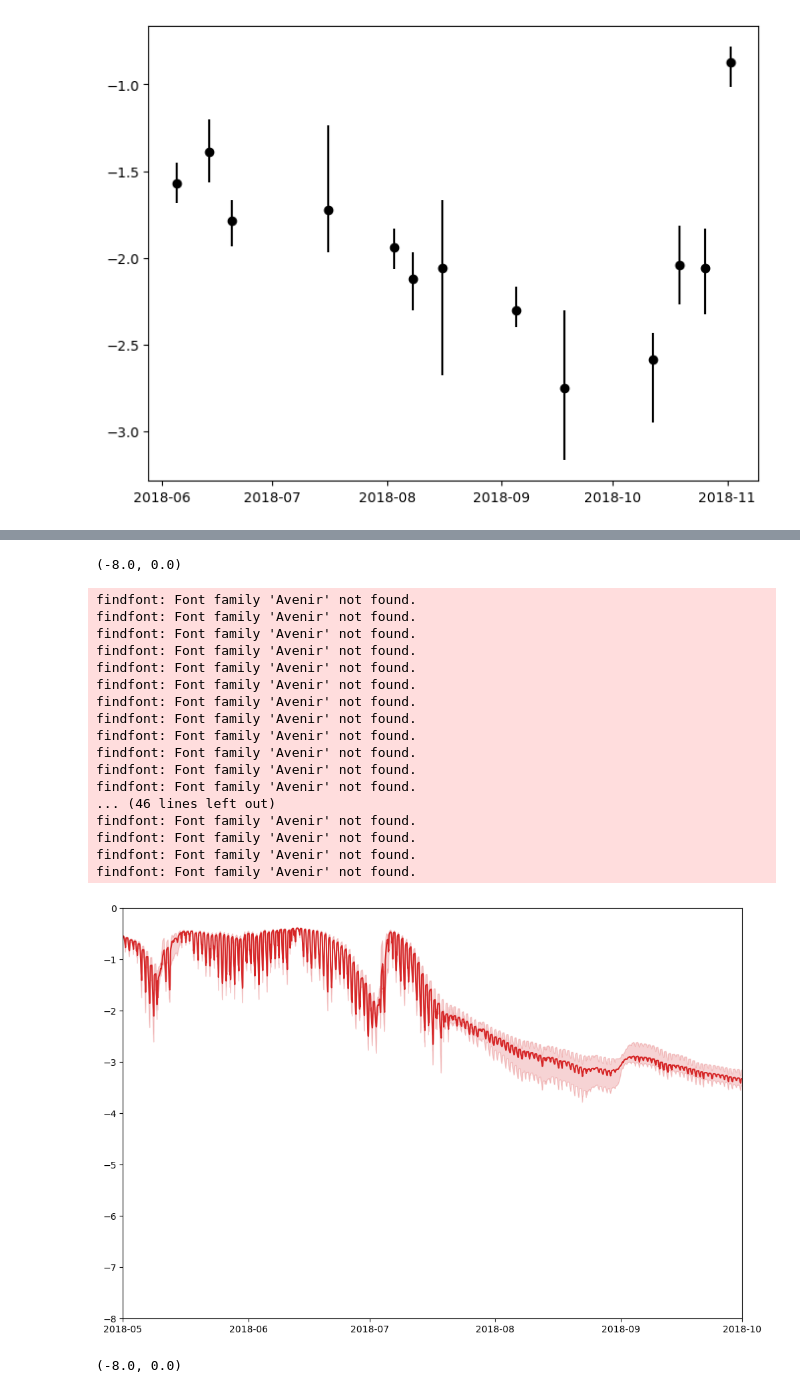
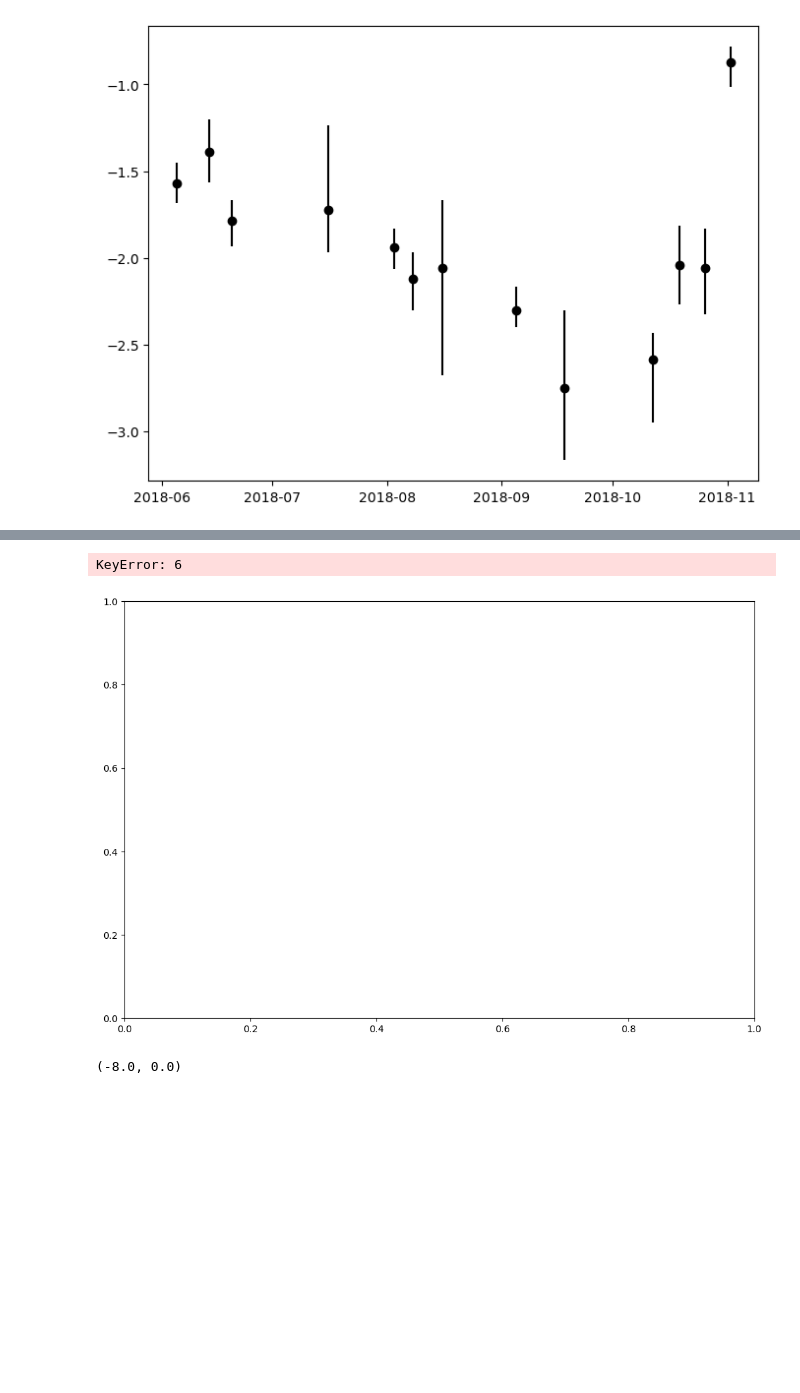
Before and after one commit to PhillipPapastefanou/SimPHony, a Jupyter notebook: appl/swiss/post_processing/ex_con/Figure_1_reproducing_dynamics.ipynb, the cells around one changed output, grey strips where cells are left out. Cells and saved outputs as stored; diff of their text form; code cells hidden in the pictures; blank space fills up the shorter version.

```diff
--- a/appl/swiss/post_processing/ex_con/Figure_1_reproducing_dynamics.ipynb
+++ b/appl/swiss/post_processing/ex_con/Figure_1_reproducing_dynamics.ipynb
@@ -50,9 +50,9 @@ sys.path.append("/Net/Groups/BSI/work_scratch/ppapastefanou/src/PlantHydraulicSt
 from SimPHony import Simulation_Single_Swiss
 from SimPHony import DateTime
 
-selective_range = ['mean_alive', 0, 6, 7]
+selective_range = ['mean_alive', 0,3, 6, 7]
 #selective_range = [0, 4, 6, 7]
-ax_indexes =[1,2,4,5]
+ax_indexes =[1,2,3,4,5]
 N_BEST = 10
 # %% [output]
 /Net/Groups/BSI/work_scratch/ppapastefanou/src/PlantHydraulicStandalone/src/contrib/auxil/../../../build
@@ -88,7 +89,7 @@ for id, ai in zip(selective_range, ax_indexes):
 
     setup.Export()
 
-    for j in range(0, 1150, 50):
+    for j in range(0, 5000, int(5000/100)):
 
         # ----------------------------------------------------------------
         # PHS model simulation
@@ -666,31 +668,14 @@ findfont: Font family 'Avenir' not found.
 # %%
 fig = plt.figure(figsize=(12,8))
 ax = fig.add_subplot(1,1, 1)
-ii = 4
+ii = 6
 ax.plot(df_ax_m[ii]['psiLeaf'], zorder =1, c = 'tab:red')
 ax.fill_between(df_ax_m[ii].index, df_ax_ql[ii]['psiLeaf'], df_ax_qu[ii]['psiLeaf'], zorder =1, color = 'tab:red' ,alpha=0.2)
 ax.set_xlim(pd.Timestamp('2018-05-01'), pd.Timestamp('2018-10-1'))
 ax.set_ylim(-8, 0)
 # %% [output]
-(-8.0, 0.0)
+KeyError: 6
-findfont: Font family 'Avenir' not found.
-findfont: Font family 'Avenir' not found.
-findfont: Font family 'Avenir' not found.
-findfont: Font family 'Avenir' not found.
-findfont: Font family 'Avenir' not found.
-findfont: Font family 'Avenir' not found.
-findfont: Font family 'Avenir' not found.
-findfont: Font family 'Avenir' not found.
-findfont: Font family 'Avenir' not found.
-findfont: Font family 'Avenir' not found.
-findfont: Font family 'Avenir' not found.
-findfont: Font family 'Avenir' not found.
-... (46 lines left out)
-findfont: Font family 'Avenir' not found.
-findfont: Font family 'Avenir' not found.
-findfont: Font family 'Avenir' not found.
-findfont: Font family 'Avenir' not found.
-[figure, old version]
+[figure, new version]
 # %%
 fig = plt.figure(figsize=(12,8))
 ax = fig.add_subplot(1,1, 1)
```
Also changed, not shown: parts of 33 cells of this notebook, 9 other files.
